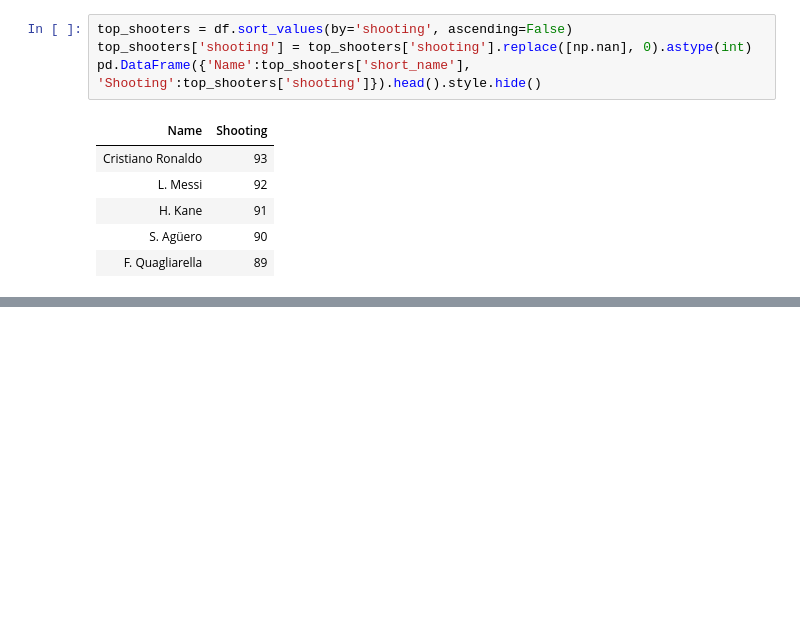
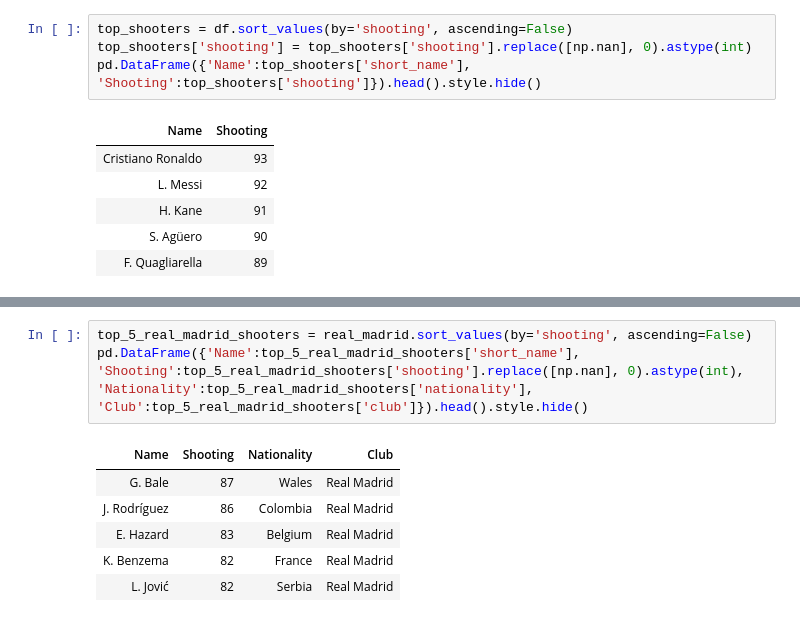
Before and after one commit to blwishom/JUMPlus, a Jupyter notebook: fifa_data_analysis/fifa_nb.ipynb, the cells around one changed output, grey strips where cells are left out. Saved outputs shown, nothing was run; the diff lists cells and outputs as text; blank space fills up the shorter version.

```diff
--- a/fifa_data_analysis/fifa_nb.ipynb
+++ b/fifa_data_analysis/fifa_nb.ipynb
@@ -155,0 +183,10 @@ pd.DataFrame({'Name':top_shooters['short_name'], 'Shooting':top_shooters['shooti
+# %%
+top_5_real_madrid_shooters = real_madrid.sort_values(by='shooting', ascending=False)
+pd.DataFrame({'Name':top_5_real_madrid_shooters['short_name'], 'Shooting':top_5_real_madrid_shooters['shooting'].replace([np.nan], 0).astype(int), 'Nationality':top_5_real_madrid_shooters['nationality'], 'Club':top_5_real_madrid_shooters['club']}).head().style.hide()
+# %% [output]
+| Name | Shooting | Nationality | Club |
+| G. Bale | 87 | Wales | Real Madrid |
+| J. Rodríguez | 86 | Colombia | Real Madrid |
+| E. Hazard | 83 | Belgium | Real Madrid |
+| K. Benzema | 82 | France | Real Madrid |
+| L. Jović | 82 | Serbia | Real Madrid |
```
Also changed, not shown: parts of 11 cells of this notebook.
